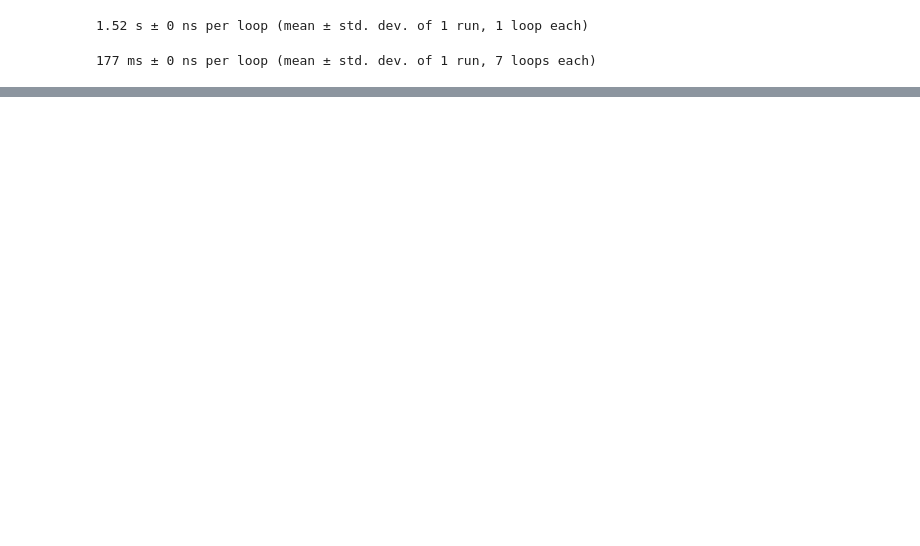
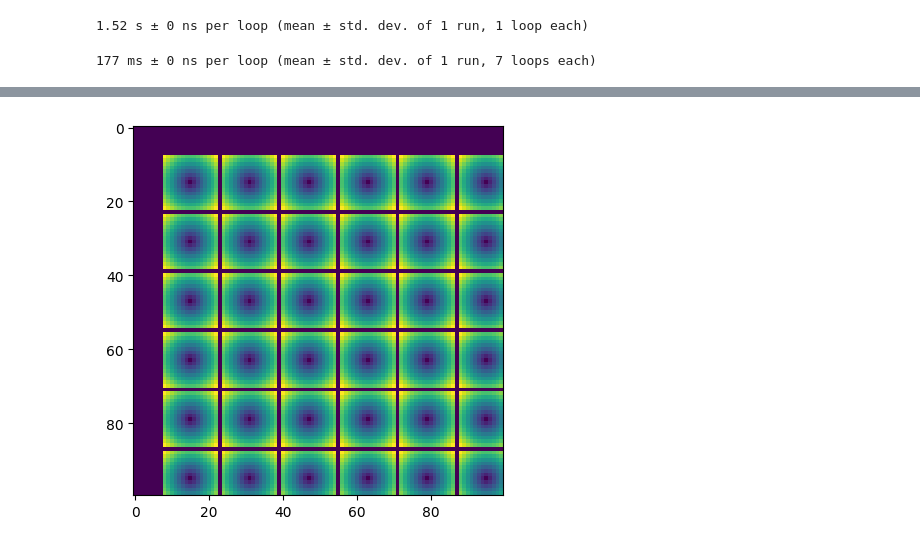
Before and after one commit to pintofben/colabInClass-gpu, a Jupyter notebook: colabInClass_GPU.ipynb, the cells around one changed output, grey strips where cells are left out. Drawn from its saved outputs; the diff is of its cells as text; code cells hidden in the pictures; blank space fills up the shorter version.

```diff
--- a/colabInClass_GPU.ipynb
+++ b/colabInClass_GPU.ipynb
@@ -15,0 +46,9 @@ array_gpu = cp.asarray(array)
+# %%
+from scipy.signal import convolve2d as convolve2d_cpu
+
+convolved_image_using_CPU = convolve2d_cpu(deltas, dst)
+pyl.imshow(convolved_image_using_CPU[0:100, 0:100])
+pyl.show()
+%timeit -n 1 -r 1 convolve2d_cpu(deltas, dst)
+# %% [output]
+[figure, added]
```
Also changed, not shown: parts of 14 cells of this notebook.
